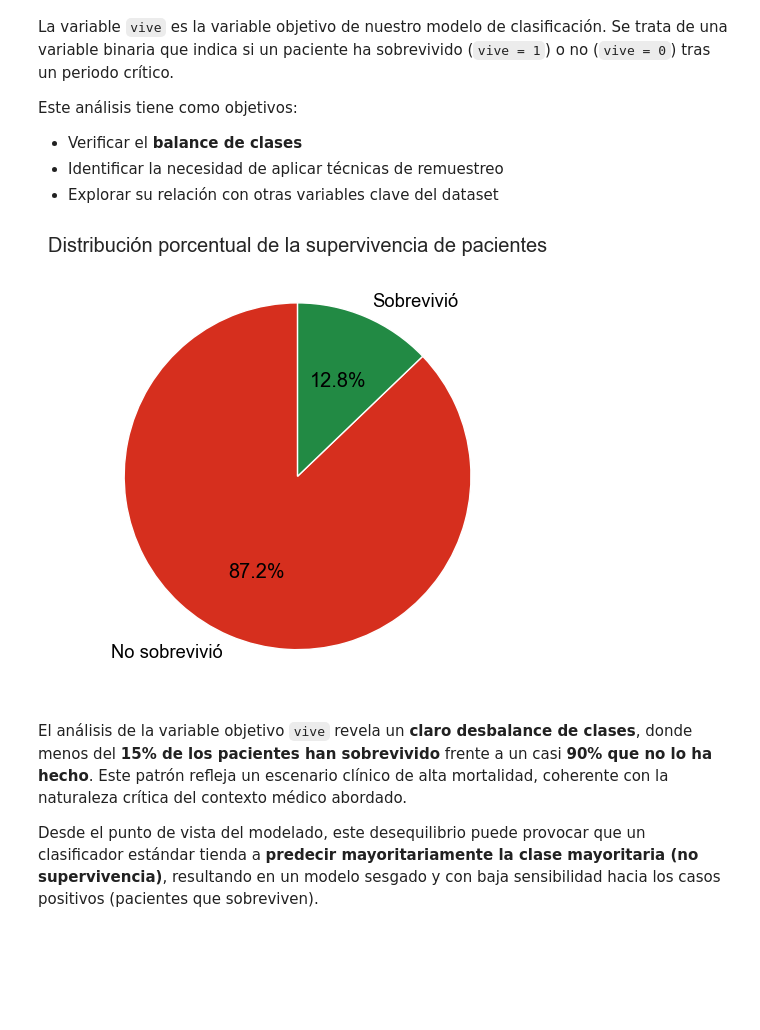
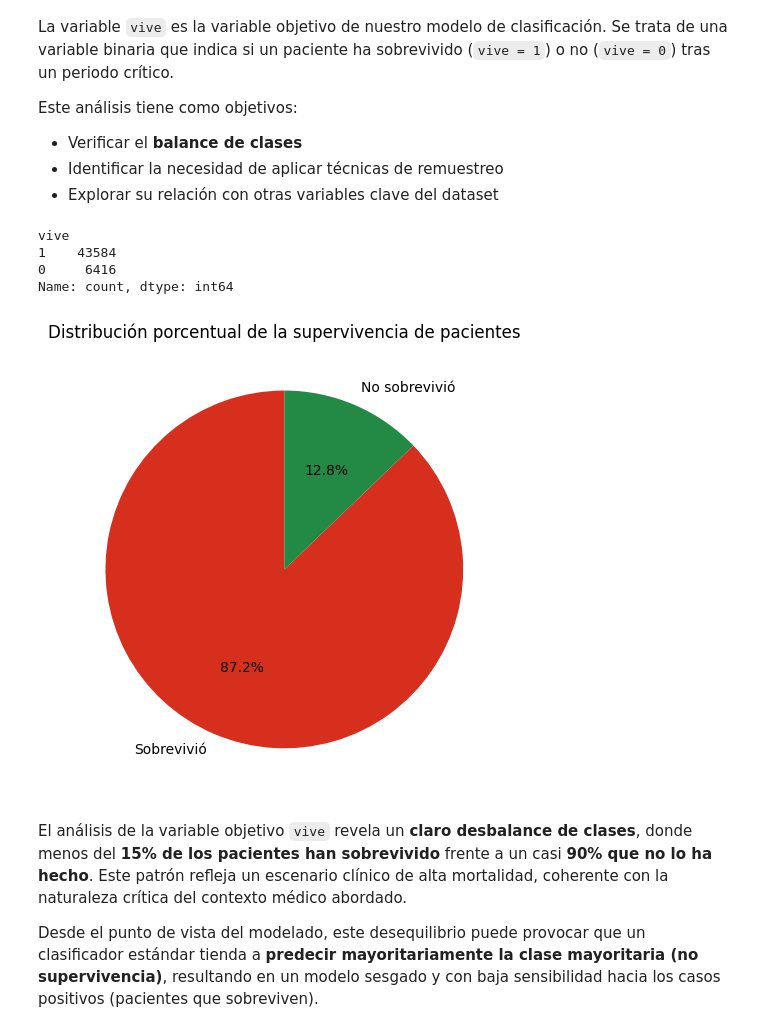
Before and after one commit to mgonzalz/ia_apuntes, a Jupyter notebook: notebooks/02_exploracion_datos.ipynb, the cells around one changed output. Cells and saved outputs as stored; diff of their text form; code cells hidden in the pictures; blank space fills up the shorter version.

```diff
--- a/notebooks/02_exploracion_datos.ipynb
+++ b/notebooks/02_exploracion_datos.ipynb
@@ -147,21 +147,28 @@ Este análisis tiene como objetivos:
 - Verificar el **balance de clases**
 - Identificar la necesidad de aplicar técnicas de remuestreo
 - Explorar su relación con otras variables clave del dataset
+# %%
+df['vive'].value_counts()
+# %% [output]
+vive
+1    43584
+0     6416
+Name: count, dtype: int64
 # %%
 porcentaje = df['vive'].value_counts(normalize=True) * 100
 # Pie chart
 fig, ax = plt.subplots(figsize=(5, 5))
 ax.pie(porcentaje,
-       labels=['No sobrevivió', 'Sobrevivió'],
+       labels=['Sobrevivió', 'No sobrevivió'],
        autopct='%1.1f%%',
        startangle=90,
        colors=[sns.color_palette("OrRd", 3)[2], sns.color_palette("Greens", 3)[2]],
        textprops={'color': 'black'})
 ax.set_title("Distribución porcentual de la supervivencia de pacientes")
 plt.tight_layout()
 plt.show()
 # %% [output]
-[figure, old version]
+[figure, new version]
 # %% [markdown]
 El análisis de la variable objetivo `vive` revela un **claro desbalance de clases**, donde menos del **15% de los pacientes han sobrevivido** frente a un casi **90% que no lo ha hecho**. Este patrón refleja un escenario clínico de alta mortalidad, coherente con la naturaleza crítica del contexto médico abordado.
 
```
